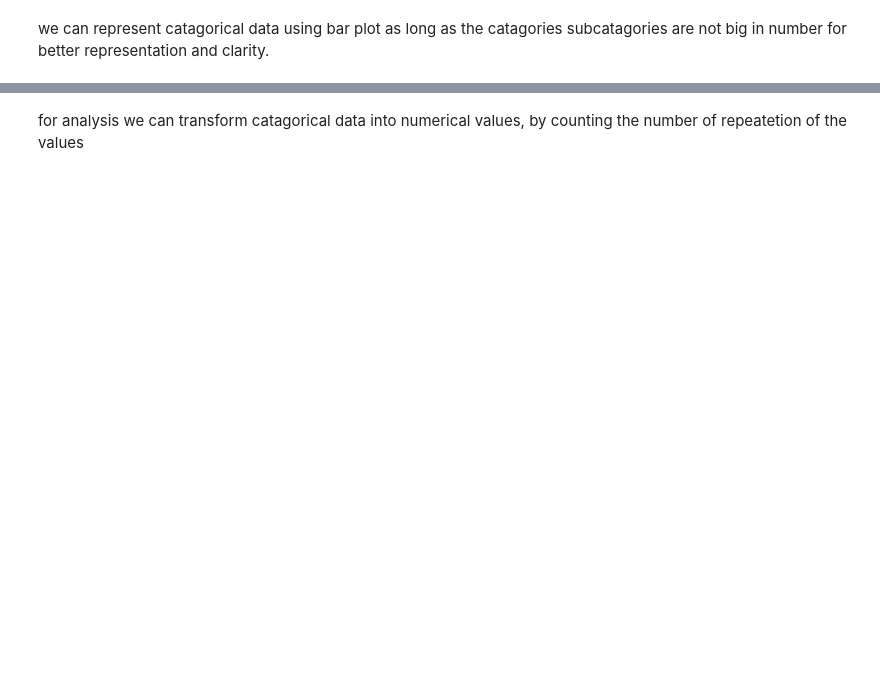
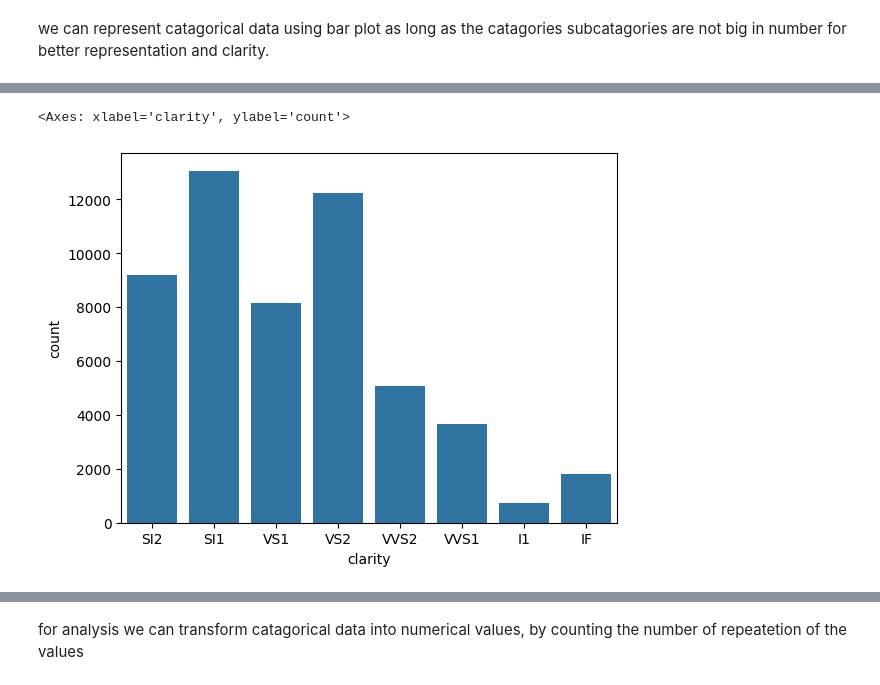
Before and after one commit to sarah-abukhotti/python_projects, a Jupyter notebook: Dimonds_price_prediction.ipynb, the cells around one changed output, grey strips where cells are left out. Saved outputs shown, nothing was run; the diff lists cells and outputs as text; code cells hidden in the pictures; blank space fills up the shorter version.

```diff
--- a/Dimonds_price_prediction.ipynb
+++ b/Dimonds_price_prediction.ipynb
@@ -134,3 +171,6 @@ ValueError: Could not interpret value `cut` for `x`. Value is a string, but `dat
 # %%
-sns.countplot(x="clarity",df=df)
+sns.countplot(x="clarity",data=df)
+# %% [output]
+<Axes: xlabel='clarity', ylabel='count'>
+[figure, added]
 # %%
```
Also changed, not shown: parts of 15 cells of this notebook.
